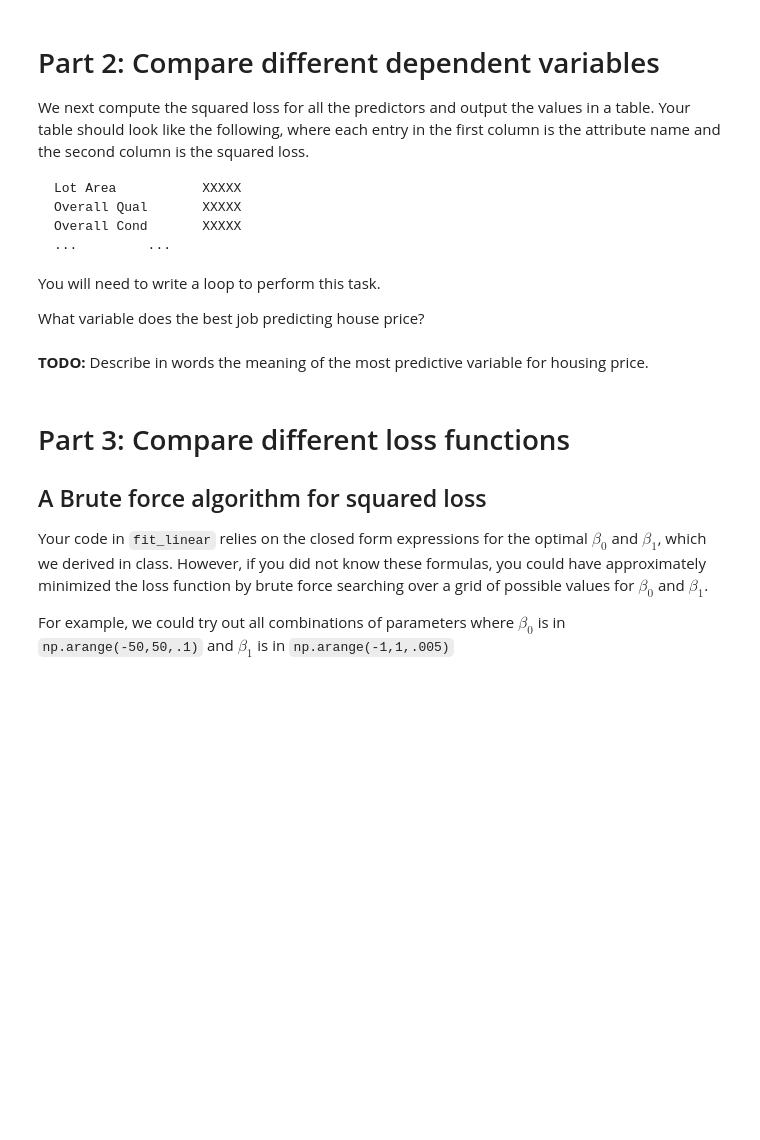
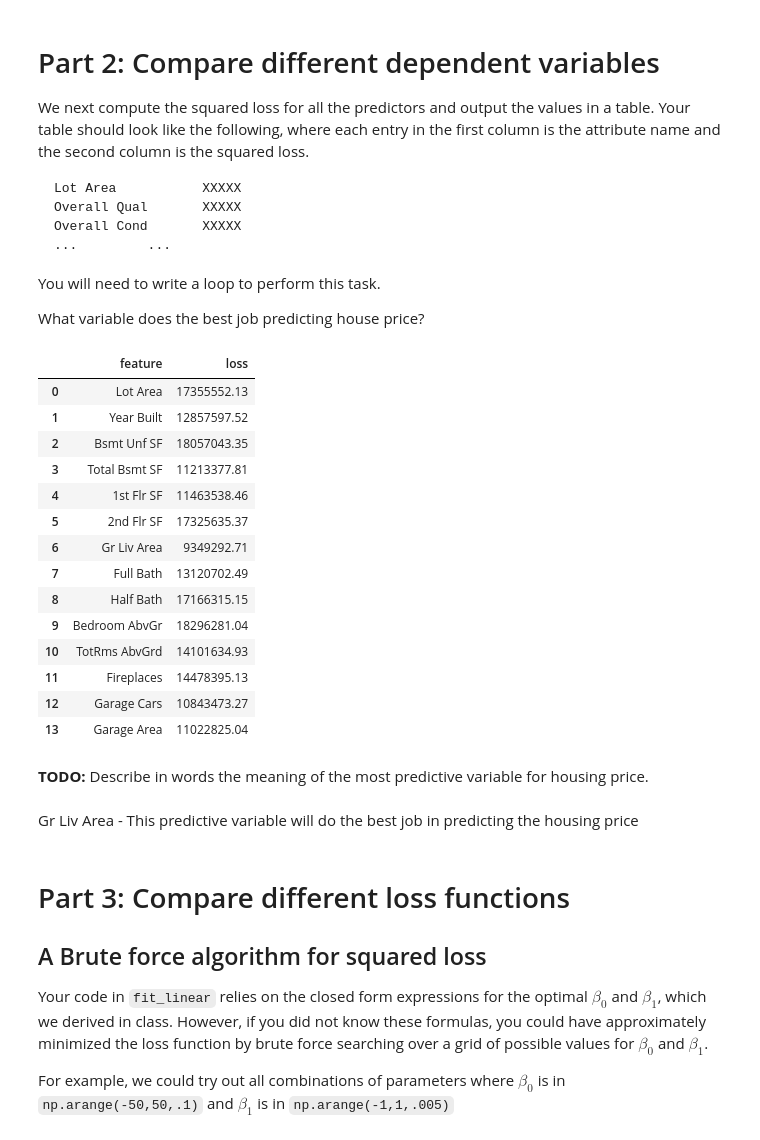
Before and after one commit to jithendra1798/ML-CS-GY-6923-B, a Jupyter notebook: 01_ML-cs-gy-6923-B-lab1.ipynb, the cells around one changed output. Cells and saved outputs as stored; diff of their text form; code cells hidden in the pictures; blank space fills up the shorter version.

Commit message:
Found loss for all the variables

```diff
--- a/01_ML-cs-gy-6923-B-lab1.ipynb
+++ b/01_ML-cs-gy-6923-B-lab1.ipynb
@@ -204,5 +202,44 @@ What variable does the best job predicting house price?
+# %%
+# TODO
+
+features = []
+losses = []
+for col in df.columns:
+    if col!=label:
+        x = np.asarray(df[[col]])[:,0]
+        beta0, beta1, loss = fit_linear(x,y)
+
+        # print(f'Loss = {loss : .2f}')
+        # print(f'beta0 = {beta0 : .2f}')
+        # print(f'beta1 = {beta1 : .2f}')
+
+        features.append(col)
+        losses.append(f'{loss: .2f}')
+loss_df = pd.DataFrame({
+    'feature': features,
+    'loss': losses
+})
+loss_df
+# %% [output]
+|  | feature | loss |
+| 0 | Lot Area | 17355552.13 |
+| 1 | Year Built | 12857597.52 |
+| 2 | Bsmt Unf SF | 18057043.35 |
+| 3 | Total Bsmt SF | 11213377.81 |
+| 4 | 1st Flr SF | 11463538.46 |
+| 5 | 2nd Flr SF | 17325635.37 |
+| 6 | Gr Liv Area | 9349292.71 |
+| 7 | Full Bath | 13120702.49 |
+| 8 | Half Bath | 17166315.15 |
+| 9 | Bedroom AbvGr | 18296281.04 |
+| 10 | TotRms AbvGrd | 14101634.93 |
+| 11 | Fireplaces | 14478395.13 |
+| 12 | Garage Cars | 10843473.27 |
+| 13 | Garage Area | 11022825.04 |
 # %% [markdown]
 **TODO:** Describe in words the meaning of the most predictive variable for housing price.
+# %% [markdown]
+Gr Liv Area - This predictive variable will do the best job in predicting the housing price
 # %% [markdown]
 # Part 3:  Compare different loss functions
 
```
Also changed, not shown: parts of 1 cell of this notebook.
